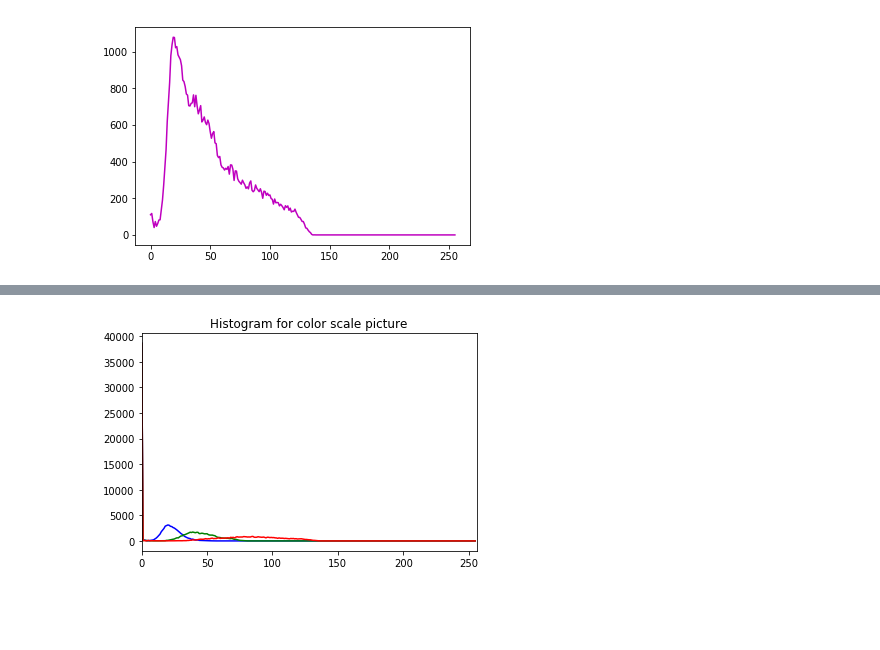
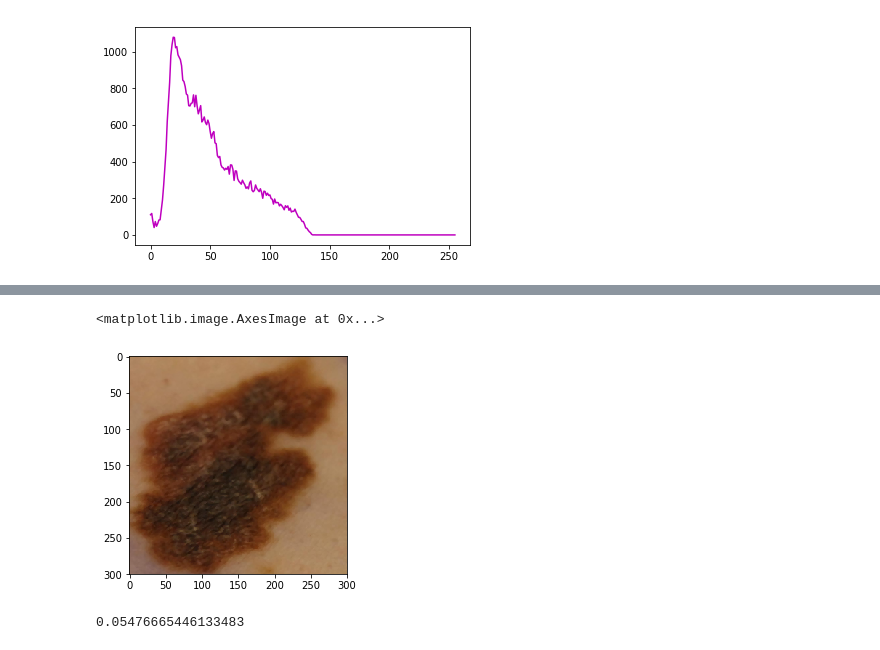
Before and after one commit to thiago092/melanoma_recognition, a Jupyter notebook: melanoma.ipynb, the cells around one changed output, grey strips where cells are left out. Saved outputs shown, nothing was run; the diff lists cells and outputs as text; code cells hidden in the pictures; blank space fills up the shorter version.

```diff
--- a/melanoma.ipynb
+++ b/melanoma.ipynb
@@ -144,16 +154,0 @@ plt.show()
-# %%
-
-color = ('b','g','r')
-for channel,col in enumerate(color):
-    histr = cv2.calcHist([inpaint],[channel],None,[256],[0,256])
-    plt.plot(histr,color = col)
-    plt.xlim([0,256])
-plt.title('Histogram for color scale picture')
-plt.show()
-
-while True:
-    k = cv2.waitKey(0) & 0xFF
-    if k == 27: break             # ESC key to exit
-cv2.destroyAllWindows()
-# %% [output]
-[figure, removed]
@@ -179,8 +155,15 @@ plt.show()
+# %%
+processed_image1 = processed_image[:,:,::-1]
+
+plt.imshow(processed_image1)
+# %% [output]
+<matplotlib.image.AxesImage at 0x...>
+[figure, added]
 # %%
 # analise simetria
 
 
-gray = cv2.cvtColor(resized_image, cv2.COLOR_BGR2GRAY)
+gray = cv2.cvtColor(processed_image1, cv2.COLOR_BGR2GRAY)
 blur = cv2.GaussianBlur(gray, (5, 5), 0)
 ret,thresh = cv2.threshold(blur,70,255,cv2.THRESH_BINARY_INV+cv2.THRESH_OTSU)
 
@@ -194,10 +177,9 @@ ellipse = cv2.fitEllipse(max_cnt)
 ellipse_pnts = cv2.ellipse2Poly( (int(ellipse[0][0]),int(ellipse[0][1]) ) ,( int(ellipse[1][0]),int(ellipse[1][1]) ),int(ellipse[2]),0,360,1)
 comp = cv2.matchShapes(max_cnt,ellipse_pnts,1,0.0)
 
-cv2.imshow('Canny',thresh)
-cv2.waitKey(0)
-
 print(comp)
+# %% [output]
+0.05476665446133483
 # %%
 # mypath='melanoma_database'
 
```
Also changed, not shown: parts of 7 cells of this notebook.
